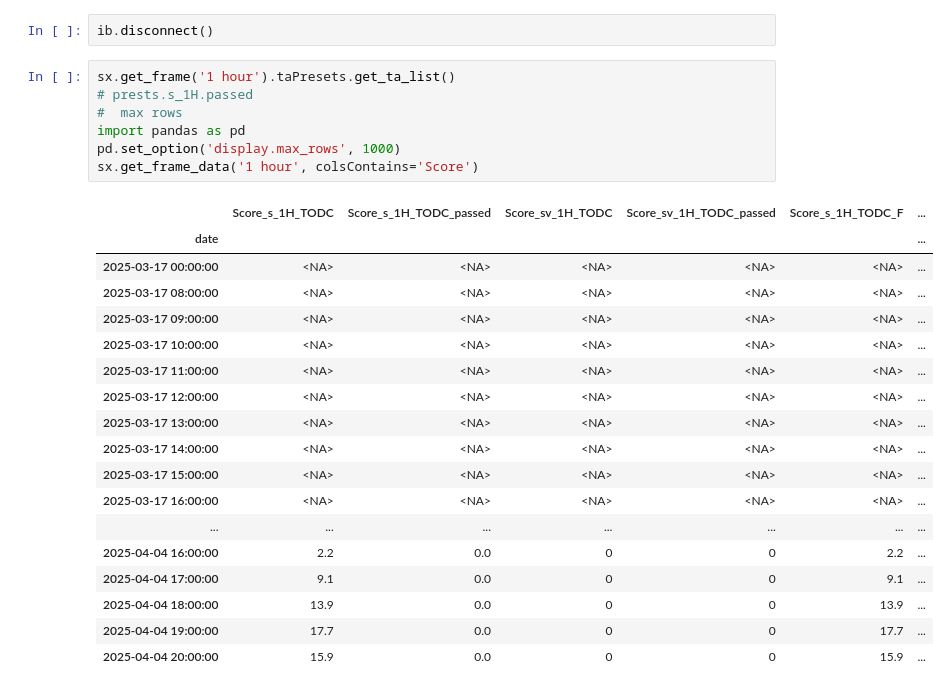
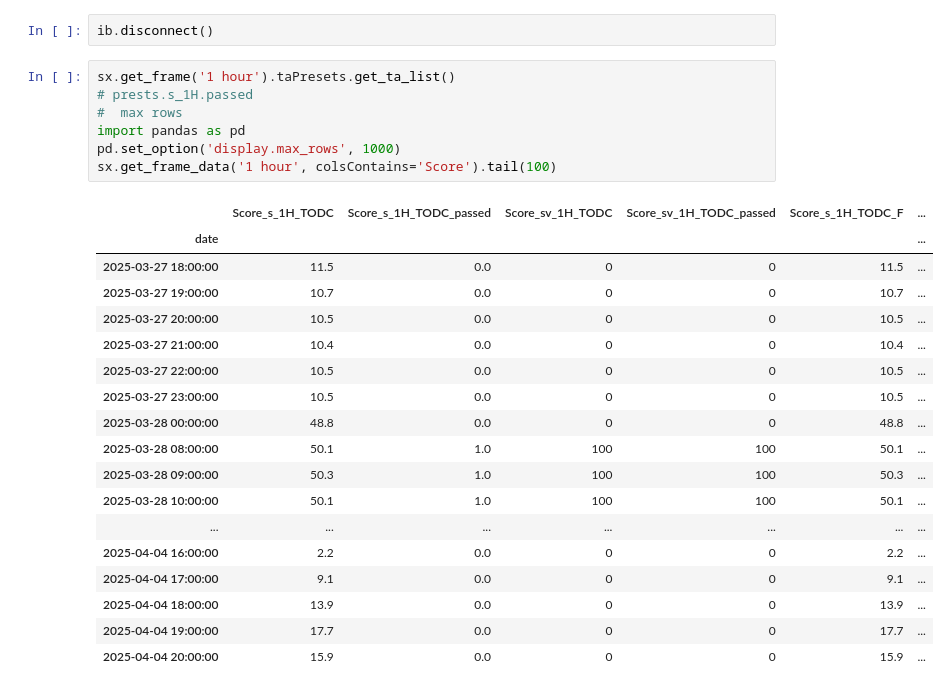
Before and after one commit to Design-01/stockbot_4, a Jupyter notebook: TEST_StockX.ipynb, the cells around one changed output. Cells and saved outputs as stored; diff of their text form.

```diff
--- a/TEST_StockX.ipynb
+++ b/TEST_StockX.ipynb
@@ -269,23 +269,23 @@ ib.disconnect()
 # %%
 sx.get_frame('1 hour').taPresets.get_ta_list()
 # prests.s_1H.passed
 #  max rows
 import pandas as pd
 pd.set_option('display.max_rows', 1000)
-sx.get_frame_data('1 hour', colsContains='Score')
+sx.get_frame_data('1 hour', colsContains='Score').tail(100)
 # %% [output]
 |  | Score_s_1H_TODC | Score_s_1H_TODC_passed | Score_sv_1H_TODC | Score_sv_1H_TODC_passed | Score_s_1H_TODC_F | ... |
 | date |  |  |  |  |  | ... |
-| 2025-03-17 00:00:00 | <NA> | <NA> | <NA> | <NA> | <NA> | ... |
-| 2025-03-17 08:00:00 | <NA> | <NA> | <NA> | <NA> | <NA> | ... |
-| 2025-03-17 09:00:00 | <NA> | <NA> | <NA> | <NA> | <NA> | ... |
-| 2025-03-17 10:00:00 | <NA> | <NA> | <NA> | <NA> | <NA> | ... |
-| 2025-03-17 11:00:00 | <NA> | <NA> | <NA> | <NA> | <NA> | ... |
-| 2025-03-17 12:00:00 | <NA> | <NA> | <NA> | <NA> | <NA> | ... |
-| 2025-03-17 13:00:00 | <NA> | <NA> | <NA> | <NA> | <NA> | ... |
-| 2025-03-17 14:00:00 | <NA> | <NA> | <NA> | <NA> | <NA> | ... |
-| 2025-03-17 15:00:00 | <NA> | <NA> | <NA> | <NA> | <NA> | ... |
-| 2025-03-17 16:00:00 | <NA> | <NA> | <NA> | <NA> | <NA> | ... |
+| 2025-03-27 18:00:00 | 11.5 | 0.0 | 0 | 0 | 11.5 | ... |
+| 2025-03-27 19:00:00 | 10.7 | 0.0 | 0 | 0 | 10.7 | ... |
+| 2025-03-27 20:00:00 | 10.5 | 0.0 | 0 | 0 | 10.5 | ... |
+| 2025-03-27 21:00:00 | 10.4 | 0.0 | 0 | 0 | 10.4 | ... |
+| 2025-03-27 22:00:00 | 10.5 | 0.0 | 0 | 0 | 10.5 | ... |
+| 2025-03-27 23:00:00 | 10.5 | 0.0 | 0 | 0 | 10.5 | ... |
+| 2025-03-28 00:00:00 | 48.8 | 0.0 | 0 | 0 | 48.8 | ... |
+| 2025-03-28 08:00:00 | 50.1 | 1.0 | 100 | 100 | 50.1 | ... |
+| 2025-03-28 09:00:00 | 50.3 | 1.0 | 100 | 100 | 50.3 | ... |
+| 2025-03-28 10:00:00 | 50.1 | 1.0 | 100 | 100 | 50.1 | ... |
 | ... | ... | ... | ... | ... | ... | ... |
 | 2025-04-04 16:00:00 | 2.2 | 0.0 | 0 | 0 | 2.2 | ... |
 | 2025-04-04 17:00:00 | 9.1 | 0.0 | 0 | 0 | 9.1 | ... |
```
Also changed, not shown: parts of 4 cells of this notebook, 6 other files.
